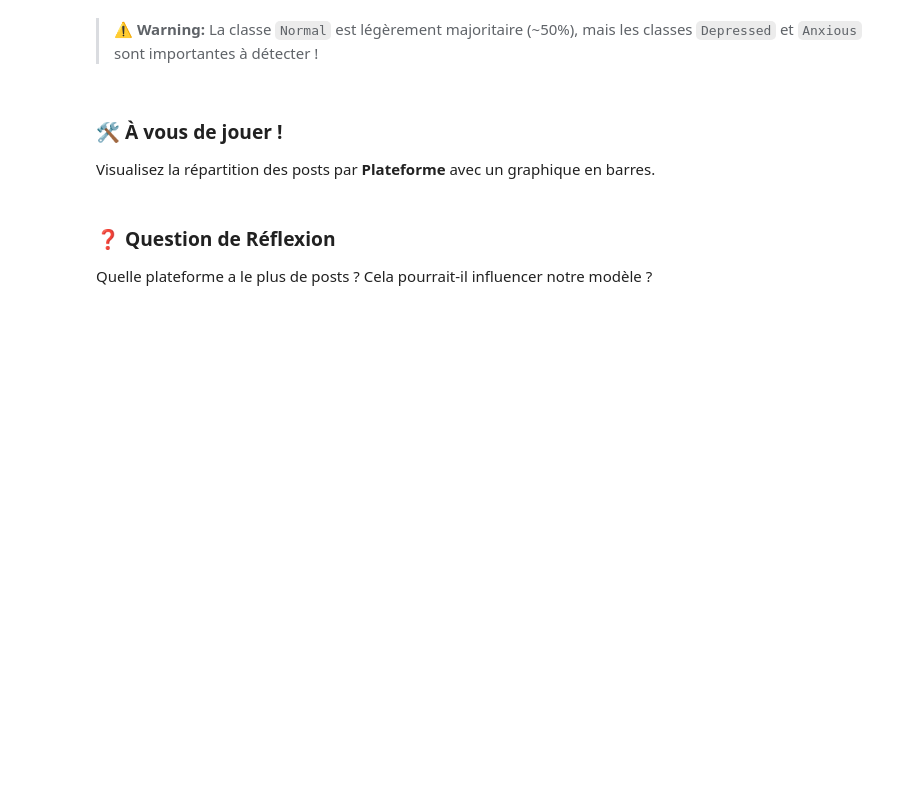
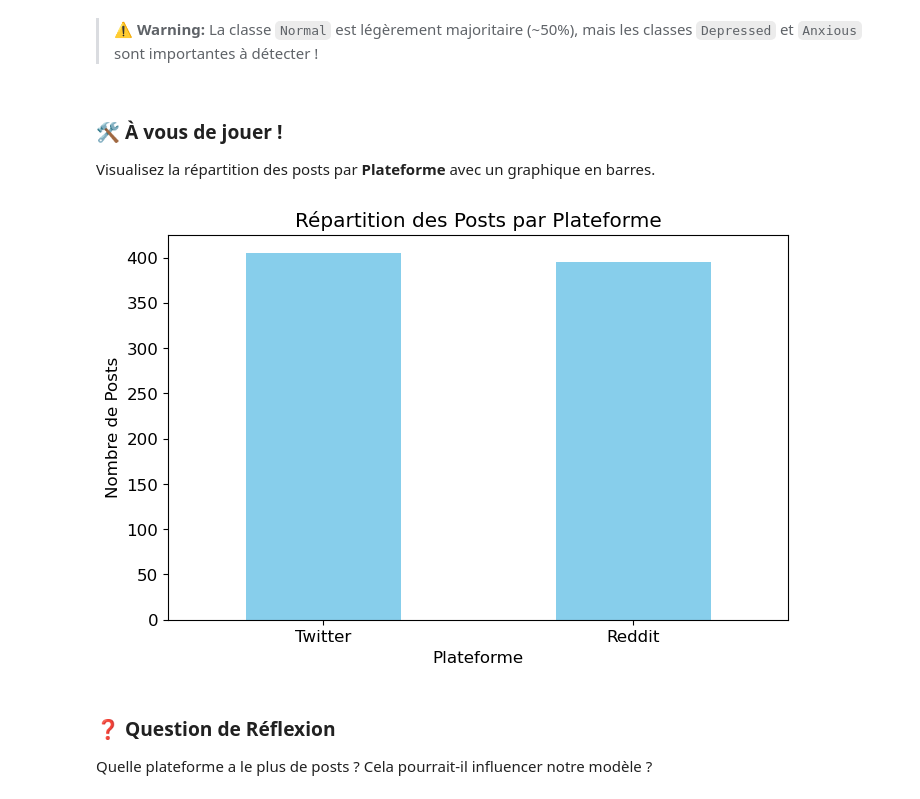
Before and after one commit to bahimehdi/mlProjects_Mehdi, a Jupyter notebook: Projet_08/Projet_08_Debutant.ipynb, the cells around one changed output. Cells and saved outputs as stored; diff of their text form; code cells hidden in the pictures; blank space fills up the shorter version.

```diff
--- a/Projet_08/Projet_08_Debutant.ipynb
+++ b/Projet_08/Projet_08_Debutant.ipynb
@@ -123,14 +163,16 @@ Visualisez la répartition des posts par **Plateforme** avec un graphique en bar
 # %%
 
 # TODO: Graphique en barres pour Plateforme
 
-# plt.figure(figsize=(8, 5))
-# df['Plateforme'].value_counts().plot(kind='bar', color='skyblue')
-# plt.title('Répartition des Posts par Plateforme')
-# plt.xlabel('Plateforme')
-# plt.ylabel('Nombre de Posts')
-# plt.xticks(rotation=0)
-# plt.show()
+plt.figure(figsize=(8, 5))
+df['Plateforme'].value_counts().plot(kind='bar', color='skyblue')
+plt.title('Répartition des Posts par Plateforme')
+plt.xlabel('Plateforme')
+plt.ylabel('Nombre de Posts')
+plt.xticks(rotation=0)
+plt.show()
+# %% [output]
+[figure, added]
 # %% [markdown]
 
 ### ❓ Question de Réflexion
```
Also changed, not shown: parts of 10 cells of this notebook, 56 other files.
